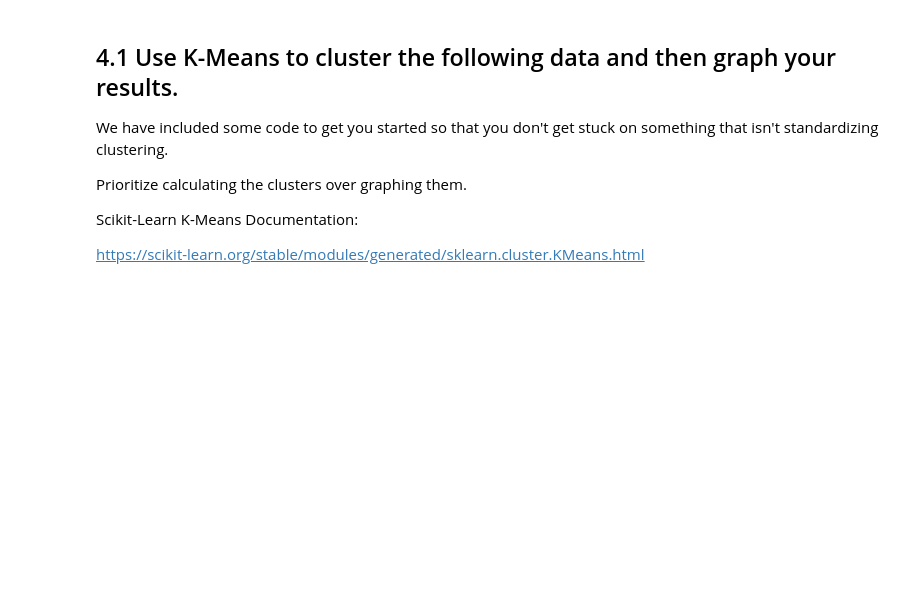
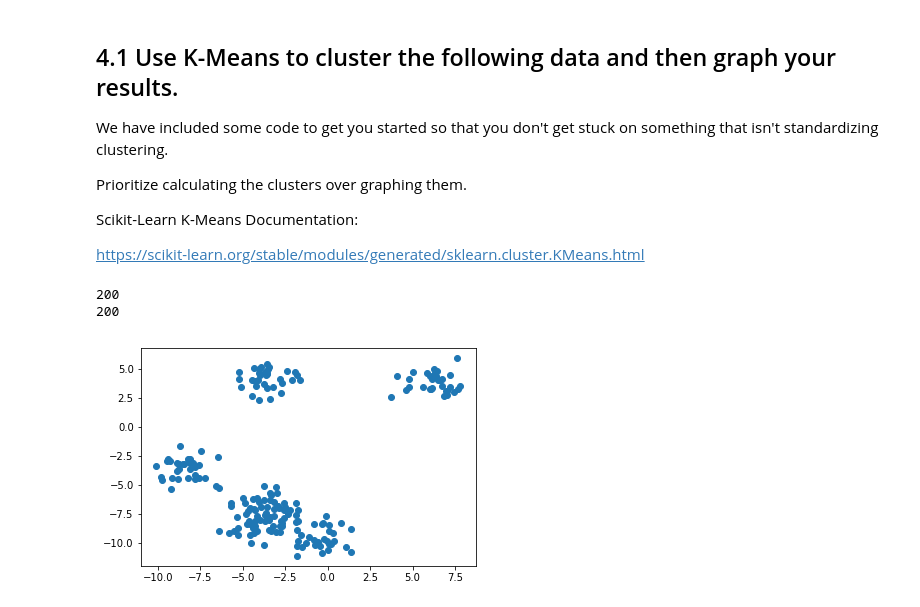
Before and after one commit to erivetna87/DS-Unit-1-Sprint-4-Linear-Algebra, a Jupyter notebook: Linear_Algebra_Sprint_Challenge.ipynb, the cells around one changed output. Drawn from its saved outputs; the diff is of its cells as text; code cells hidden in the pictures; blank space fills up the shorter version.

```diff
--- a/Linear_Algebra_Sprint_Challenge.ipynb
+++ b/Linear_Algebra_Sprint_Challenge.ipynb
@@ -186,3 +380,8 @@ Scikit-Learn K-Means Documentation:
 # %%
 points = pd.read_csv('https://raw.githubusercontent.com/ryanleeallred/datasets/master/points.csv')
 points.head()
+print(len(points['x']))
+print(len(points['y']))
+# %% [output]
+200
+200
@@ -190,0 +388,12 @@ points.head()
+# %%
+from sklearn.cluster import KMeans
+f1 = points['x'].values
+f2 = points['y'].values
+
+X = np.array((f1))
+y = np.array((f2))
+# %%
+plt.scatter(X,y)
+plt.show()
+# %% [output]
+[figure, added]
```
Also changed, not shown: parts of 30 cells of this notebook.
